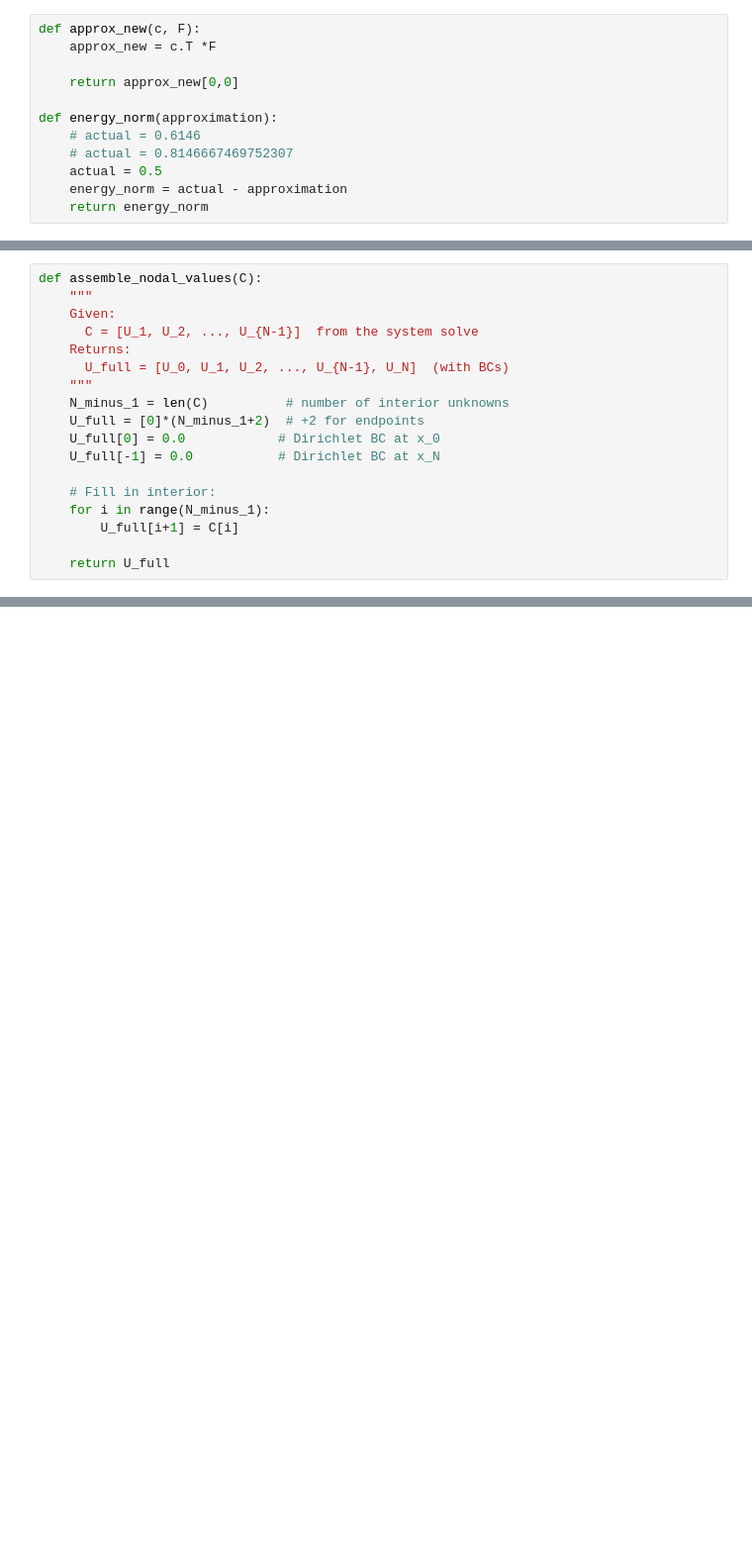
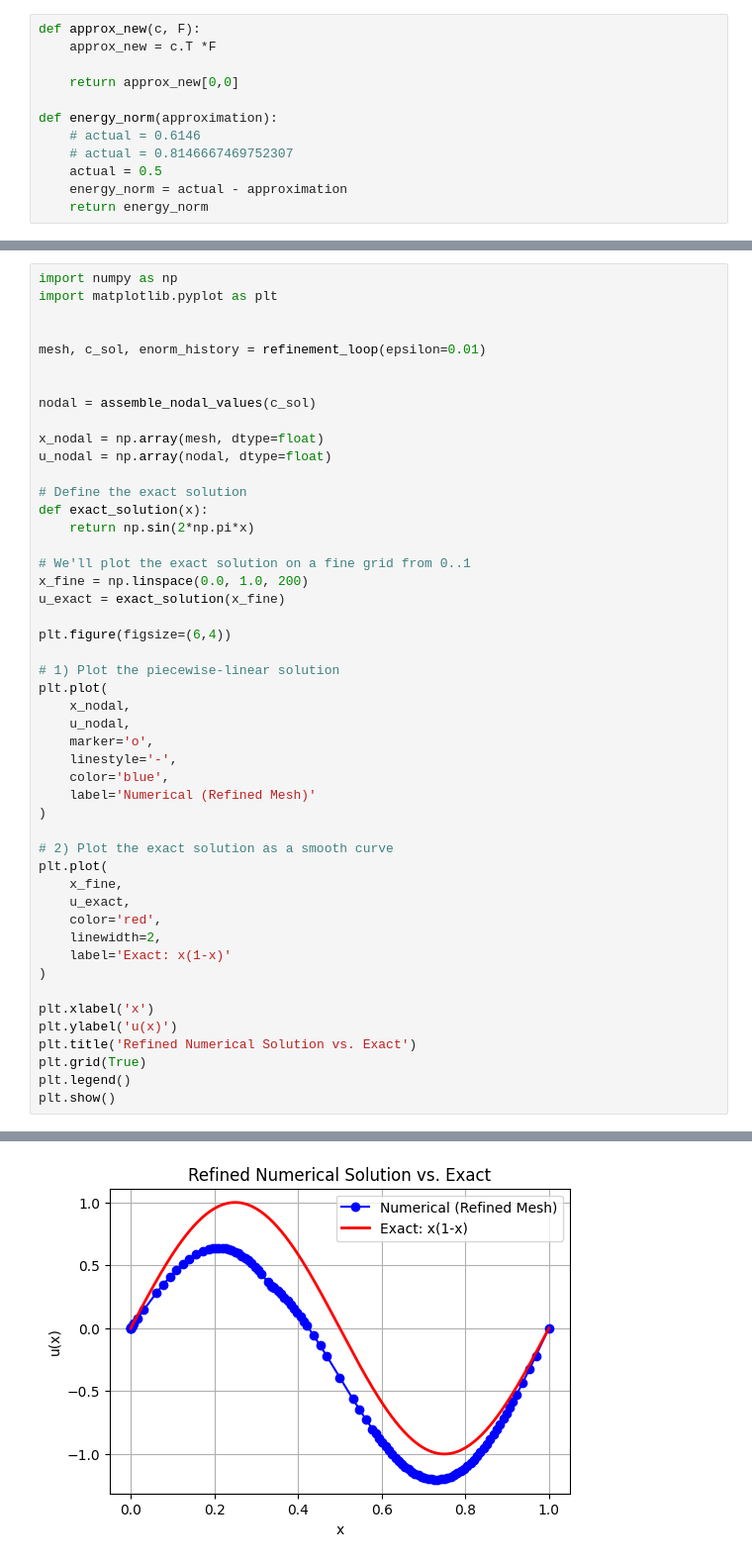
Before and after one commit to weiyuanoh/FYP, a Jupyter notebook: problem 4 test 3.ipynb, the cells around one changed output, grey strips where cells are left out. Shown: that part at 99% size. Saved outputs shown, nothing was run; the diff lists cells and outputs as text; blank space fills up the shorter version.

```diff
--- a/problem 4 test 3.ipynb
+++ b/problem 4 test 3.ipynb
@@ -398,18 +300,0 @@ dataframe
-# %%
-def assemble_nodal_values(C):
-    """
-    Given:
-      C = [U_1, U_2, ..., U_{N-1}]  from the system solve
-    Returns:
-      U_full = [U_0, U_1, U_2, ..., U_{N-1}, U_N]  (with BCs)
-    """
-    N_minus_1 = len(C)          # number of interior unknowns
-    U_full = [0]*(N_minus_1+2)  # +2 for endpoints
-    U_full[0] = 0.0            # Dirichlet BC at x_0
-    U_full[-1] = 0.0           # Dirichlet BC at x_N
-
-    # Fill in interior:
-    for i in range(N_minus_1):
-        U_full[i+1] = C[i]
-
-    return U_full
@@ -421,0 +510,49 @@ NameError: name 'c_sol' is not defined
+# %%
+import numpy as np
+import matplotlib.pyplot as plt
+
+
+mesh, c_sol, enorm_history = refinement_loop(epsilon=0.01)
+
+
+nodal = assemble_nodal_values(c_sol)
+
+x_nodal = np.array(mesh, dtype=float)
+u_nodal = np.array(nodal, dtype=float)
+
+# Define the exact solution
+def exact_solution(x):
+    return np.sin(2*np.pi*x)
+
+# We'll plot the exact solution on a fine grid from 0..1
+x_fine = np.linspace(0.0, 1.0, 200)
+u_exact = exact_solution(x_fine)
+
+plt.figure(figsize=(6,4))
+
+# 1) Plot the piecewise-linear solution
+plt.plot(
+    x_nodal,
+    u_nodal,
+    marker='o',
+    linestyle='-',
+    color='blue',
+    label='Numerical (Refined Mesh)'
+)
+
+# 2) Plot the exact solution as a smooth curve
+plt.plot(
+    x_fine,
+    u_exact,
+    color='red',
+    linewidth=2,
+    label='Exact: x(1-x)'
+)
+
+plt.xlabel('x')
+plt.ylabel('u(x)')
+plt.title('Refined Numerical Solution vs. Exact')
+plt.grid(True)
+plt.legend()
+plt.show()
+# %% [output]
@@ -421,0 +570 @@ NameError: name 'c_sol' is not defined
+[figure, added]
```
Also changed, not shown: parts of 21 cells of this notebook, 4 other files.
